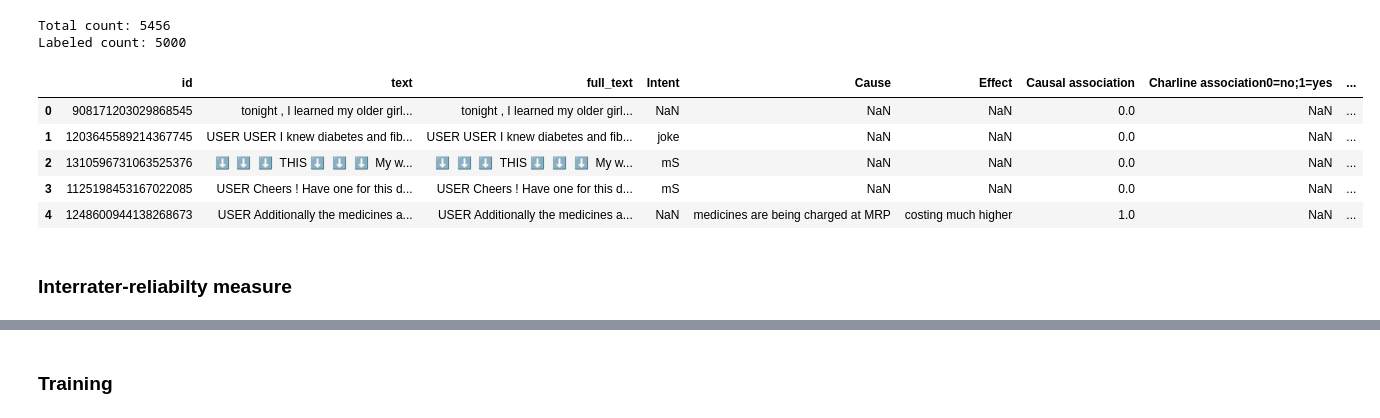
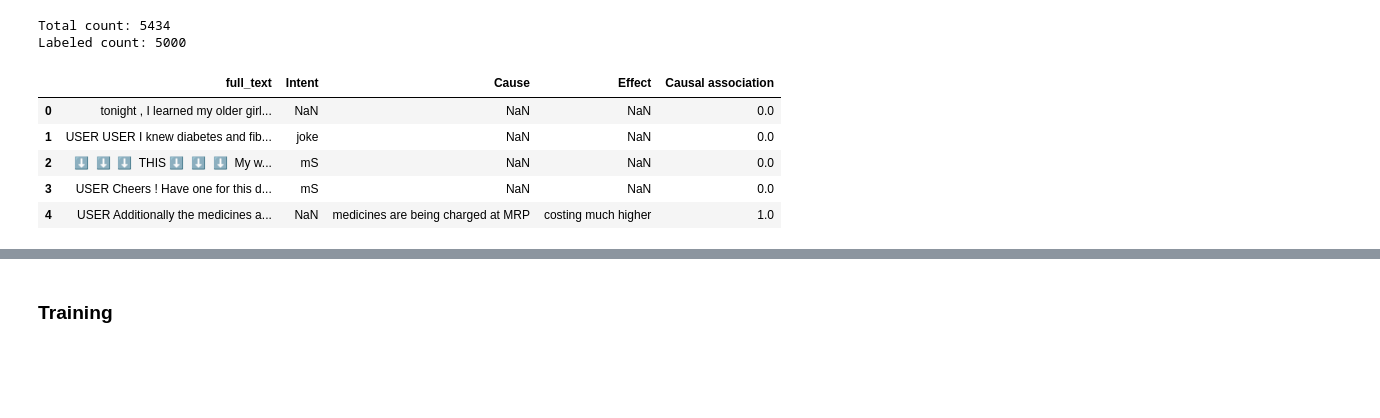
Before and after one commit to WDDS/Causal-associations-diabetes-twitter, a Jupyter notebook: Causality-NER-BERT.ipynb, the cells around one changed output, grey strips where cells are left out. Saved outputs shown, nothing was run; the diff lists cells and outputs as text; code cells hidden in the pictures; blank space fills up the shorter version.

Commit message:
updated bugs in data file; prepared NER notebook and tested on small sample

```diff
--- a/Causality-NER-BERT.ipynb
+++ b/Causality-NER-BERT.ipynb
@@ -1,39 +1,38 @@
 # %%
 import pandas as pd
 import numpy as np
 import spacy
 from sklearn.model_selection import train_test_split
 from sklearn.metrics import accuracy_score, precision_recall_fscore_support, matthews_corrcoef
 from transformers import BertForSequenceClassification, AutoTokenizer
 from transformers import AdamW, get_linear_schedule_with_warmup
 from tqdm import tqdm, trange
 import random
 import os
 import torch.nn.functional as F
 import torch
 from torch.nn import CrossEntropyLoss
 from torch.utils.data import DataLoader
 import transformers
 from tqdm import tqdm, trange
 from utils import normalizeTweet, split_into_sentences, bio_tagging, create_training_data
 
 
 
-data = pd.read_excel("/home/adrian/workspace/causality/Causal-associations-diabetes-twitter/data/Causality + hypoglycemia.xlsx", sheet_name=">5000_samples_")
-#data = pd.read_excel("/home/adrian/Downloads/Causality + hypoglycemia.xlsx", sheet_name=">5000_samples_")
+#data = pd.read_excel("/home/adrian/workspace/causality/Causal-associations-diabetes-twitter/data/Causality + hypoglycemia.xlsx", sheet_name=">5000_samples_")
+data = pd.read_excel("/home/adrian/Downloads/Causality + hypoglycemia.xlsx", sheet_name=">5000_samples_")
 print("Total count:", data.shape[0])
 data = data[data["Causal association"].notnull()]
+data = data[["full_text", "Intent", "Cause", "Effect", "Causal association"]]
 print("Labeled count:", data.shape[0])
 
 data.head()
 # %% [output]
-Total count: 5456
+Total count: 5434
 Labeled count: 5000
-|  | id | text | full_text | Intent | Cause | Effect | Causal association | Charline association0=no;1=yes | ... |
-| 0 | 908171203029868545 | tonight , I learned my older girl... | tonight , I learned my older girl... | NaN | NaN | NaN | 0.0 | NaN | ... |
-| 1 | 1203645589214367745 | USER USER I knew diabetes and fib... | USER USER I knew diabetes and fib... | joke | NaN | NaN | 0.0 | NaN | ... |
-| 2 | 1310596731063525376 | ⬇ ️ ⬇ ️ ⬇ ️ THIS ⬇ ️ ⬇ ️ ⬇ ️ My w... | ⬇ ️ ⬇ ️ ⬇ ️ THIS ⬇ ️ ⬇ ️ ⬇ ️ My w... | mS | NaN | NaN | 0.0 | NaN | ... |
-| 3 | 1125198453167022085 | USER Cheers ! Have one for this d... | USER Cheers ! Have one for this d... | mS | NaN | NaN | 0.0 | NaN | ... |
-| 4 | 1248600944138268673 | USER Additionally the medicines a... | USER Additionally the medicines a... | NaN | medicines are being charged at MRP | costing much higher | 1.0 | NaN | ... |
+|  | full_text | Intent | Cause | Effect | Causal association |
+| 0 | tonight , I learned my older girl... | NaN | NaN | NaN | 0.0 |
+| 1 | USER USER I knew diabetes and fib... | joke | NaN | NaN | 0.0 |
+| 2 | ⬇ ️ ⬇ ️ ⬇ ️ THIS ⬇ ️ ⬇ ️ ⬇ ️ My w... | mS | NaN | NaN | 0.0 |
+| 3 | USER Cheers ! Have one for this d... | mS | NaN | NaN | 0.0 |
+| 4 | USER Additionally the medicines a... | NaN | medicines are being charged at MRP | costing much higher | 1.0 |
-# %% [markdown]
-### Interrater-reliabilty measure
```
Also changed, not shown: parts of 34 cells of this notebook, 2 other files.
